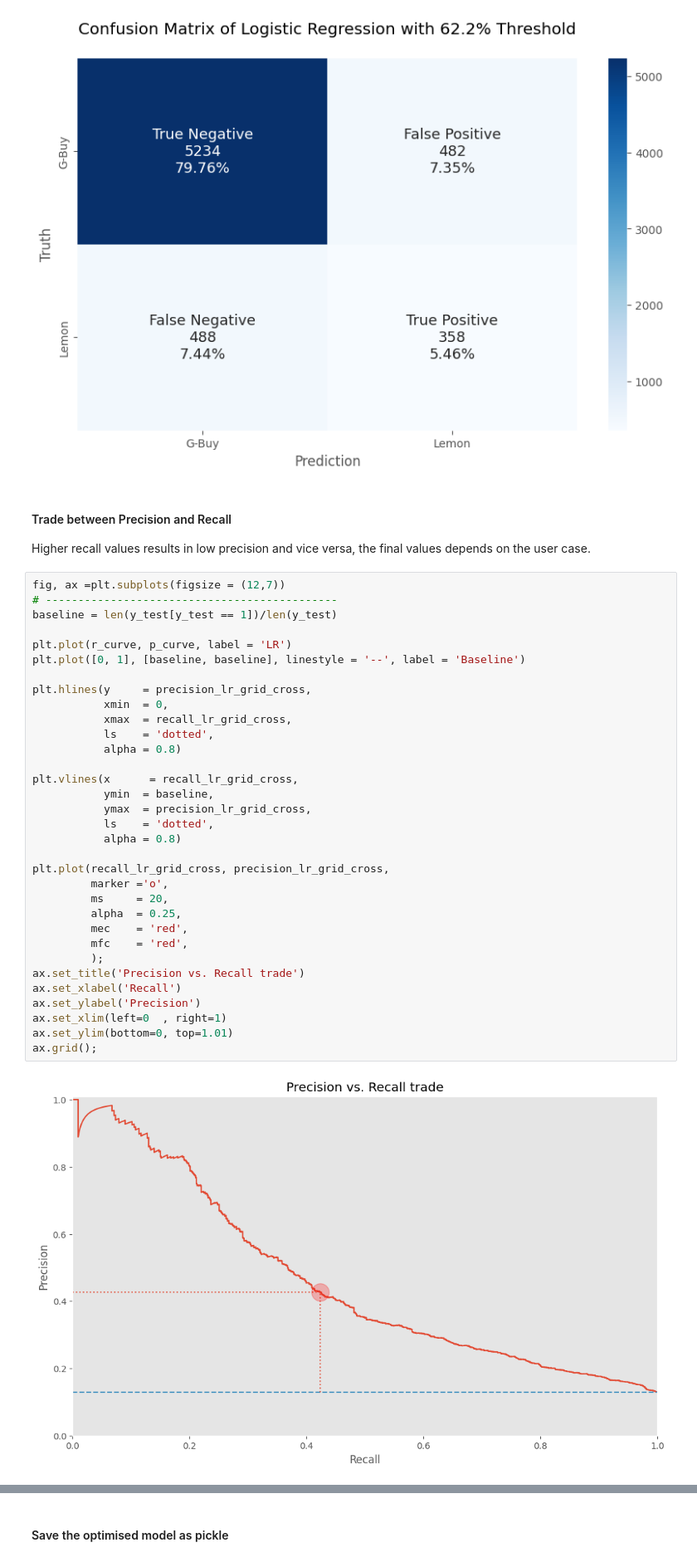
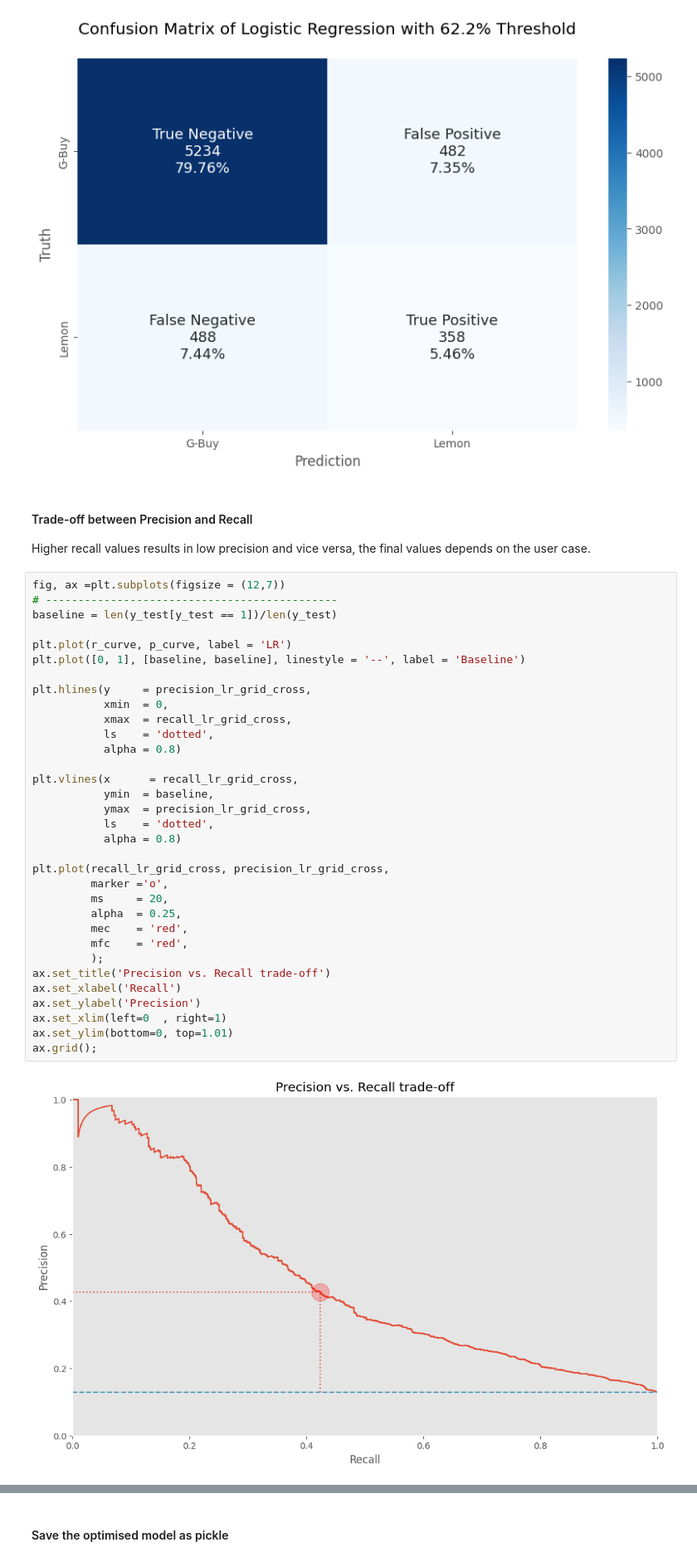
Before and after one commit to Joe-ElM/Used-Cars-Sales, a Jupyter notebook: Notebooks/4. LR Model.ipynb, the cells around one changed output, grey strips where cells are left out. Shown at 83% size. Saved outputs shown, nothing was run; the diff lists cells and outputs as text.

```diff
--- a/Notebooks/4. LR Model.ipynb
+++ b/Notebooks/4. LR Model.ipynb
@@ -338,7 +345,7 @@ Scoring of Logistic Regression Classifier with 62.2% Threshold
 | Logistic Regression | 0.424674 | 0.423168 | 0.426190 | 0.852179 |
 [figure]
 # %% [markdown]
-#### Trade between Precision and Recall
+#### Trade-off between Precision and Recall
 Higher recall values results in low precision and vice versa, the final values depends on the user case.
 # %%
 fig, ax =plt.subplots(figsize = (12,7))
@@ -346,35 +353,35 @@ fig, ax =plt.subplots(figsize = (12,7))
 baseline = len(y_test[y_test == 1])/len(y_test)
 
 plt.plot(r_curve, p_curve, label = 'LR')
 plt.plot([0, 1], [baseline, baseline], linestyle = '--', label = 'Baseline')
 
 plt.hlines(y     = precision_lr_grid_cross,
            xmin  = 0,
            xmax  = recall_lr_grid_cross,
            ls    = 'dotted',
            alpha = 0.8)
 
 plt.vlines(x      = recall_lr_grid_cross,
            ymin  = baseline,
            ymax  = precision_lr_grid_cross,
            ls    = 'dotted',
            alpha = 0.8)
 
 plt.plot(recall_lr_grid_cross, precision_lr_grid_cross,
          marker ='o',
          ms     = 20,
          alpha  = 0.25,
          mec    = 'red',
          mfc    = 'red',
          );
-ax.set_title('Precision vs. Recall trade')
+ax.set_title('Precision vs. Recall trade-off')
 ax.set_xlabel('Recall')
 ax.set_ylabel('Precision')
 ax.set_xlim(left=0  , right=1)
 ax.set_ylim(bottom=0, top=1.01)
 ax.grid();
 # %% [output]
-[figure, old version]
+[figure, new version]
 # %%
 fig, ax = plt.subplots(figsize =(14,10))
 # ---------------------------------------------------------------------------------
```
Also changed, not shown: parts of 1 cell of this notebook, 2 other files.
